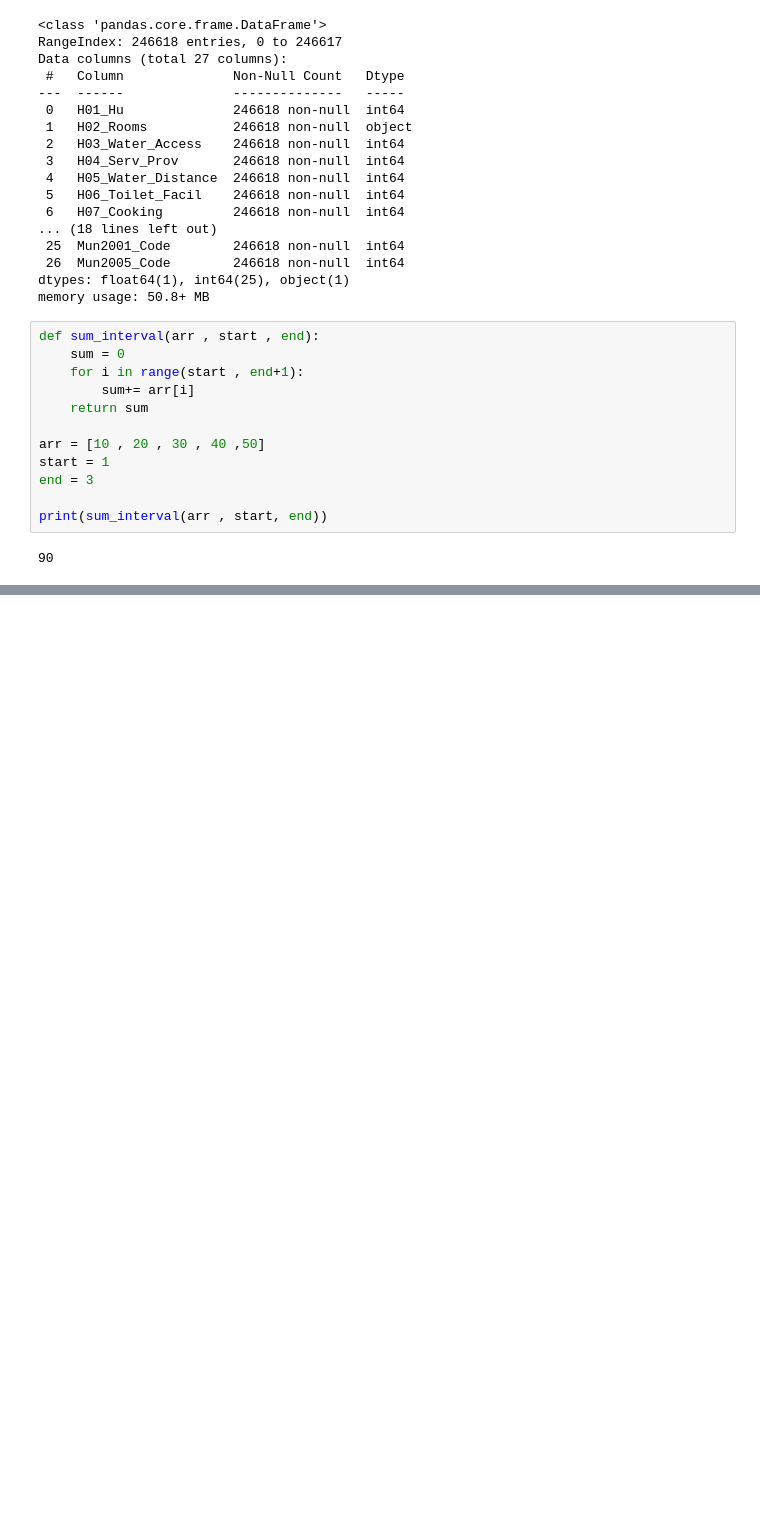
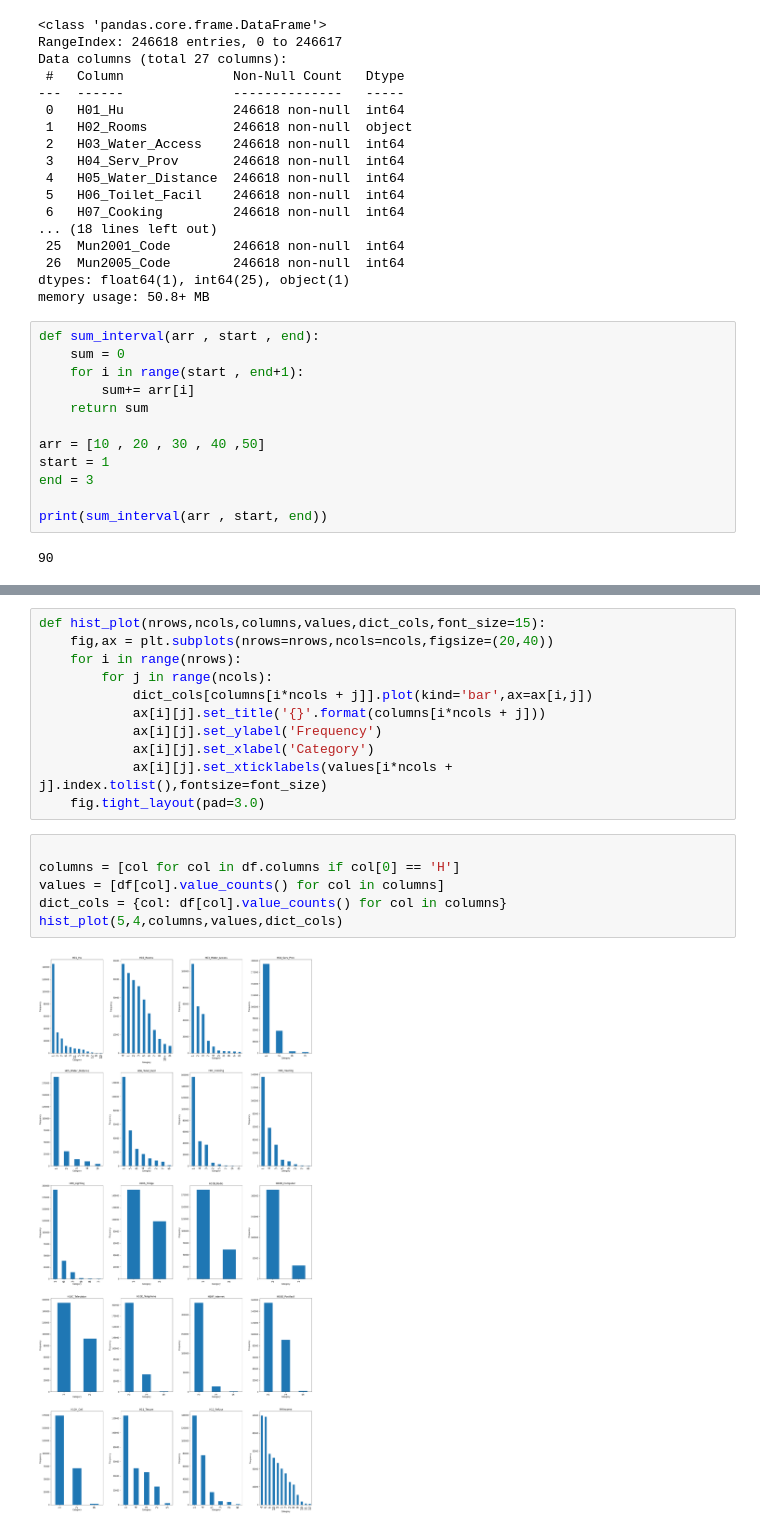
Before and after one commit to Sfami/PublicDAE, a Jupyter notebook: Part_1/Datasets/Nesstar/CS2007!housing/STD_Living.ipynb, the cells around one changed output, grey strips where cells are left out. Saved outputs shown, nothing was run; the diff lists cells and outputs as text; blank space fills up the shorter version.

```diff
--- a/Part_1/Datasets/Nesstar/CS2007!housing/STD_Living.ipynb
+++ b/Part_1/Datasets/Nesstar/CS2007!housing/STD_Living.ipynb
@@ -286,0 +308,19 @@ df.Weight.max()
+# %%
+def hist_plot(nrows,ncols,columns,values,dict_cols,font_size=15):
+    fig,ax = plt.subplots(nrows=nrows,ncols=ncols,figsize=(20,40))
+    for i in range(nrows):
+        for j in range(ncols):
+            dict_cols[columns[i*ncols + j]].plot(kind='bar',ax=ax[i,j])
+            ax[i][j].set_title('{}'.format(columns[i*ncols + j]))
+            ax[i][j].set_ylabel('Frequency')
+            ax[i][j].set_xlabel('Category')
+            ax[i][j].set_xticklabels(values[i*ncols + j].index.tolist(),fontsize=font_size)
+    fig.tight_layout(pad=3.0)
+# %%
+
+columns = [col for col in df.columns if col[0] == 'H']
+values = [df[col].value_counts() for col in columns]
+dict_cols = {col: df[col].value_counts() for col in columns}
+hist_plot(5,4,columns,values,dict_cols)
+# %% [output]
+[figure, added]
```
Also changed, not shown: parts of 8 cells of this notebook.
